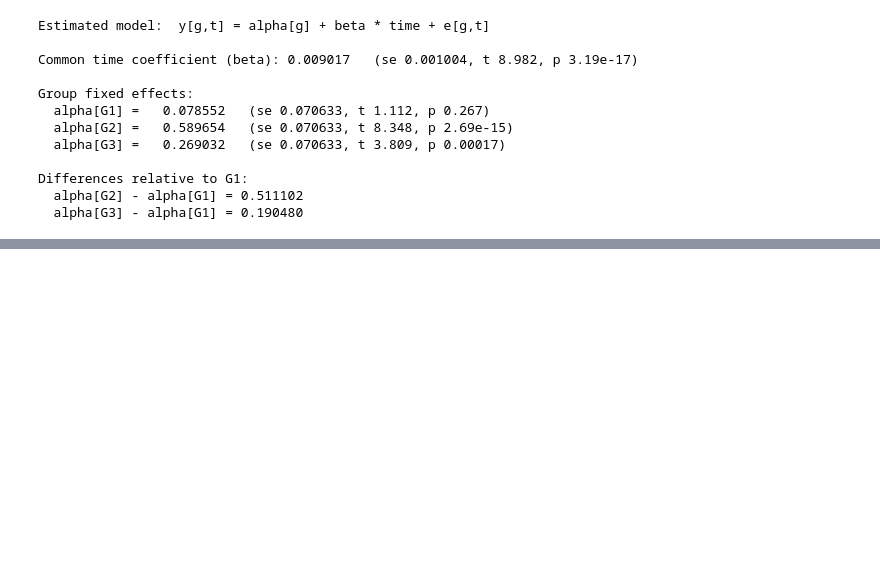
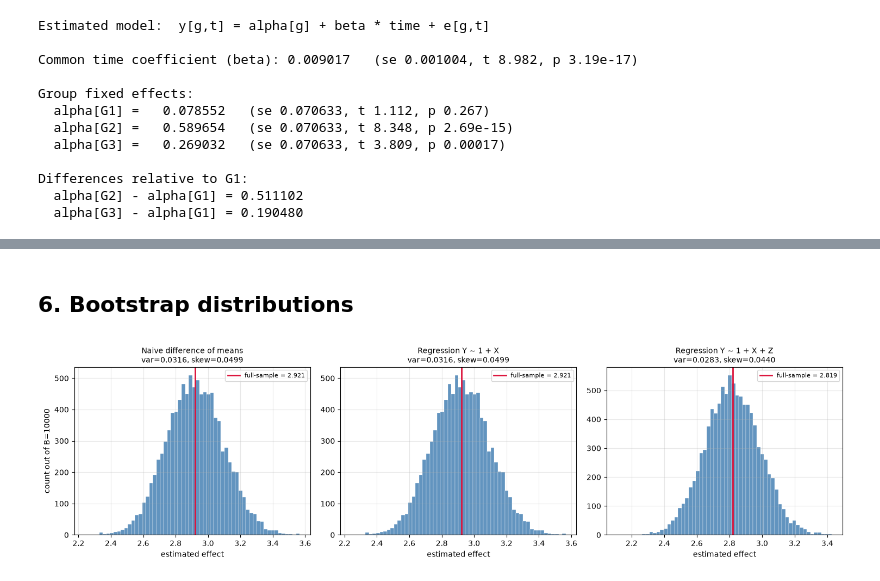
Before and after one commit to andre-bu-gitdev/DX702-mod-6, a Jupyter notebook: coding_quiz_2.ipynb, the cells around one changed output, grey strips where cells are left out. Drawn from its saved outputs; the diff is of its cells as text; code cells hidden in the pictures; blank space fills up the shorter version.

```diff
--- a/coding_quiz_2.ipynb
+++ b/coding_quiz_2.ipynb
@@ -317,0 +479,10 @@ Differences relative to G1:
+# %%
+def naive_effect(x, y):
+    # Difference in mean outcome between treated and untreated. Ignores the confounder.
+    return y[x == 1].mean() - y[x == 0].mean()
+
+tau_naive = naive_effect(x, y)
+
+print(f"mean outcome, treated  (X=1): {y[x == 1].mean():.6f}")
+print(f"mean outcome, control  (X=0): {y[x == 0].mean():.6f}")
+print(f"\n>>> Q3  naive mean effect = {tau_naive:.6f}")
@@ -317,0 +537,15 @@ Differences relative to G1:
+# %%
+def reg_effect(x, y, z=None):
+    # OLS coefficient on x, always with an intercept. Include z to control for the confounder.
+    cols = [np.ones_like(x), x] if z is None else [np.ones_like(x), x, z]
+    X = np.column_stack(cols)
+    beta, *_ = np.linalg.lstsq(X, y, rcond=None)
+    return beta[1]
+
+tau_reg_xz = reg_effect(x, y, z)   # spec A: controls for Z
+tau_reg_x  = reg_effect(x, y)      # spec B: no control
+
+print(f"regression effect, Y ~ 1 + X + Z : {tau_reg_xz:.6f}")
+print(f"regression effect, Y ~ 1 + X     : {tau_reg_x:.6f}")
+print(f"naive difference of means        : {tau_naive:.6f}   "
+      f"(matches Y ~ 1 + X: {np.isclose(tau_reg_x, tau_naive)})")
@@ -317,0 +599,23 @@ Differences relative to G1:
+# %% [markdown]
+## 6. Bootstrap distributions
+# %%
+fig, axes = plt.subplots(1, 3, figsize=(15, 4.2))
+panels = [
+    (boot_naive,  "Naive difference of means", tau_naive),
+    (boot_reg_x,  "Regression Y ~ 1 + X",      tau_reg_x),
+    (boot_reg_xz, "Regression Y ~ 1 + X + Z",  tau_reg_xz),
+]
+
+for ax, (vals, title, point) in zip(axes, panels):
+    ax.hist(vals, bins=60, color="steelblue", alpha=0.85, edgecolor="white", linewidth=0.3)
+    ax.axvline(point, color="crimson", lw=2, label=f"full-sample = {point:.3f}")
+    ax.set_title(f"{title}\nvar={vals.var(ddof=1):.4f}, skew={stats.skew(vals):.4f}", fontsize=10)
+    ax.set_xlabel("estimated effect")
+    ax.legend(fontsize=8)
+    ax.grid(alpha=0.3)
+
+axes[0].set_ylabel(f"count out of B={B}")
+plt.tight_layout()
+plt.show()
+# %% [output]
+[figure, added]
```
Also changed, not shown: parts of 24 cells of this notebook.
